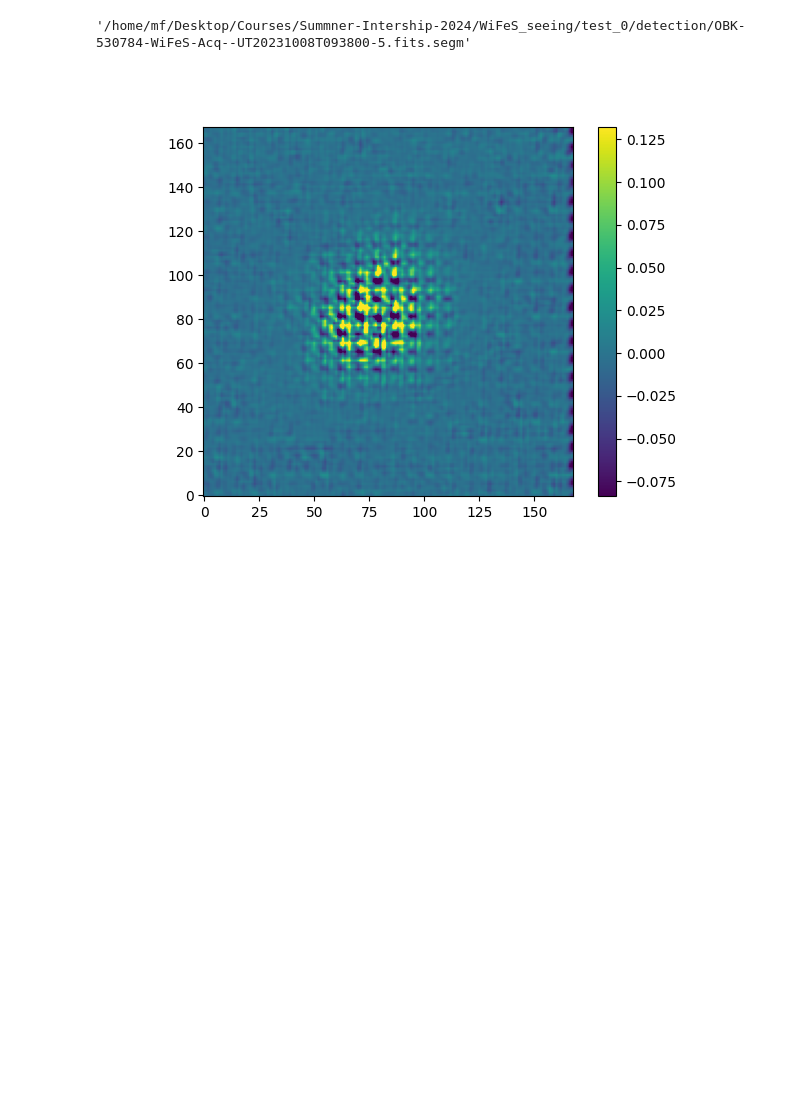
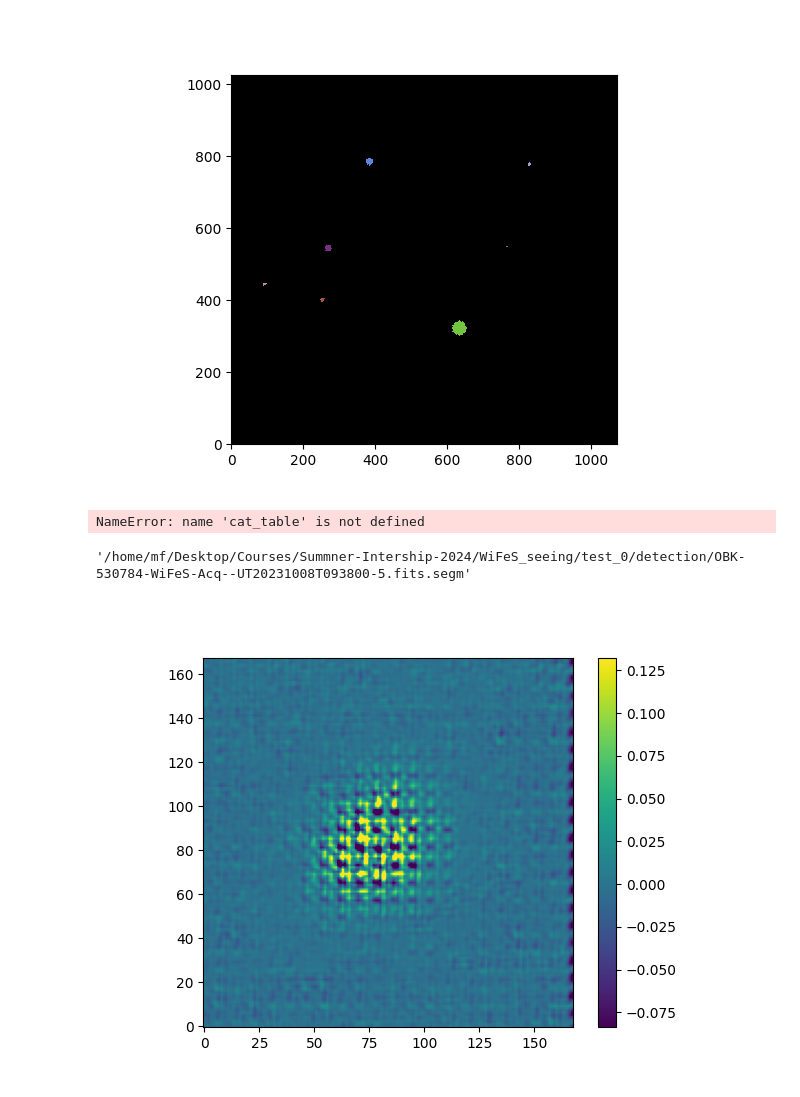
Before and after one commit to MaxFleming23/WiFeS_seeing, a Jupyter notebook: figures.ipynb, the cells around one changed output. Saved outputs shown, nothing was run; the diff lists cells and outputs as text; code cells hidden in the pictures; blank space fills up the shorter version.

Commit message:
bad_pix_mask and psf model

```diff
--- a/figures.ipynb
+++ b/figures.ipynb
@@ -62,7 +67,6 @@ ROOT_DIR = os.path.dirname(os.path.realpath('__file__'))
 PROG_DIR = os.path.abspath('./mirar')
 os.chdir(PROG_DIR)
 # %%
-
 def test_path(name):
     if isinstance(name,tuple):
         return Path(os.path.abspath(os.path.join(TEST_DIR,*name)))
@@ -105,6 +109,7 @@ OUTPUT_DIRS = {
     'CAT': test_path('catalogs'),
     'XMAT': test_path('xmatch'),
     'SEE': test_path('seeing'),
+    'MASK': test_path('mask'),
 }
 make_test_dirs()
 
@@ -572,3 +700,17 @@ OBK-549088-WiFeS-Acq--UT20231031T095750-7.fits
+# %%
+file = file_list[22]
+
+segm = fits.getdata(os.path.join(OUTPUT_DIRS['DET'], file +'.segm'))
+cmap = load_object(os.path.join(OUTPUT_DIRS['DET'], file +'.segm.cmap.pkl'))
+plt.figure(clear=True)
+plt.imshow(segm, origin='lower', cmap=cmap,interpolation='nearest')
+plt.show()
+# %% [output]
+[figure, added]
+# %%
+cat_table
+# %% [output]
+NameError: name 'cat_table' is not defined
 # %%
 os.path.join(OUTPUT_DIRS['DET'], file +'.segm')
 # %% [output]
```
Also changed, not shown: parts of 15 cells of this notebook, 4 other files.
